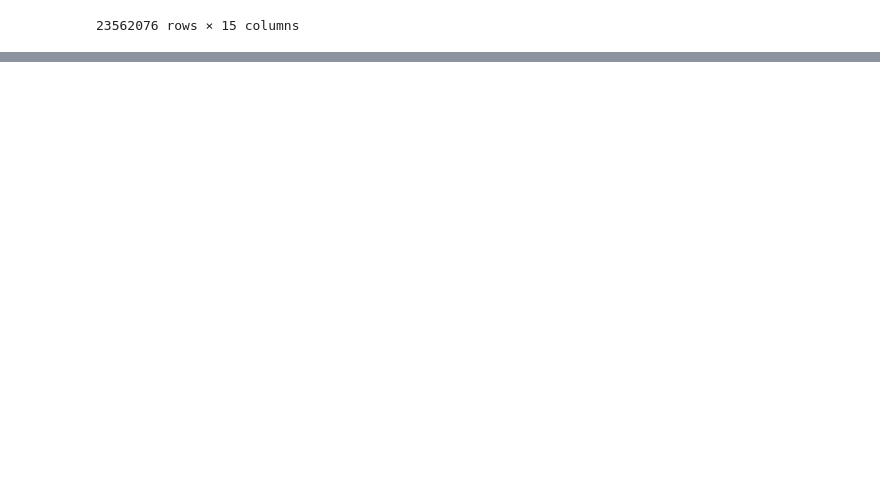
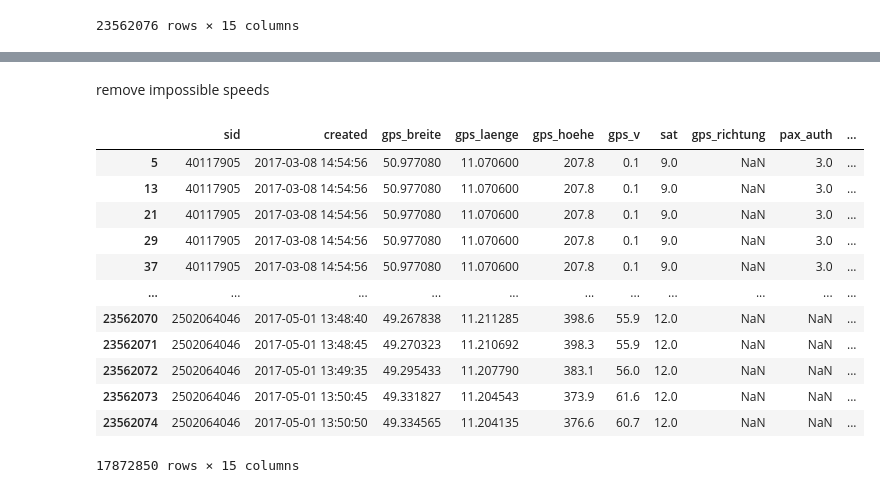
Before and after one commit to alfredjaeckel/HCDS_project, a Jupyter notebook: wifionthetrain.ipynb, the cells around one changed output, grey strips where cells are left out. Cells and saved outputs as stored; diff of their text form; code cells hidden in the pictures; blank space fills up the shorter version.

```diff
--- a/wifionthetrain.ipynb
+++ b/wifionthetrain.ipynb
@@ -61,0 +64,4 @@ data
+# %%
+data = data.dropna(subset=["gps_breite"])
+data = data.dropna(subset=["gps_laenge"])
+data
@@ -61,0 +82,20 @@ data
+# %% [markdown]
+remove impossible speeds
+# %%
+data = data.drop(data[data["gps_v"] > 310].index)
+data = data.dropna(subset=["gps_v"])
+data
+# %% [output]
+|  | sid | created | gps_breite | gps_laenge | gps_hoehe | gps_v | sat | gps_richtung | pax_auth | ... |
+| 5 | 40117905 | 2017-03-08 14:54:56 | 50.977080 | 11.070600 | 207.8 | 0.1 | 9.0 | NaN | 3.0 | ... |
+| 13 | 40117905 | 2017-03-08 14:54:56 | 50.977080 | 11.070600 | 207.8 | 0.1 | 9.0 | NaN | 3.0 | ... |
+| 21 | 40117905 | 2017-03-08 14:54:56 | 50.977080 | 11.070600 | 207.8 | 0.1 | 9.0 | NaN | 3.0 | ... |
+| 29 | 40117905 | 2017-03-08 14:54:56 | 50.977080 | 11.070600 | 207.8 | 0.1 | 9.0 | NaN | 3.0 | ... |
+| 37 | 40117905 | 2017-03-08 14:54:56 | 50.977080 | 11.070600 | 207.8 | 0.1 | 9.0 | NaN | 3.0 | ... |
+| ... | ... | ... | ... | ... | ... | ... | ... | ... | ... | ... |
+| 23562070 | 2502064046 | 2017-05-01 13:48:40 | 49.267838 | 11.211285 | 398.6 | 55.9 | 12.0 | NaN | NaN | ... |
+| 23562071 | 2502064046 | 2017-05-01 13:48:45 | 49.270323 | 11.210692 | 398.3 | 55.9 | 12.0 | NaN | NaN | ... |
+| 23562072 | 2502064046 | 2017-05-01 13:49:35 | 49.295433 | 11.207790 | 383.1 | 56.0 | 12.0 | NaN | NaN | ... |
+| 23562073 | 2502064046 | 2017-05-01 13:50:45 | 49.331827 | 11.204543 | 373.9 | 61.6 | 12.0 | NaN | NaN | ... |
+| 23562074 | 2502064046 | 2017-05-01 13:50:50 | 49.334565 | 11.204135 | 376.6 | 60.7 | 12.0 | NaN | NaN | ... |
+17872850 rows × 15 columns
```
Also changed, not shown: parts of 8 cells of this notebook, 1 other file.
